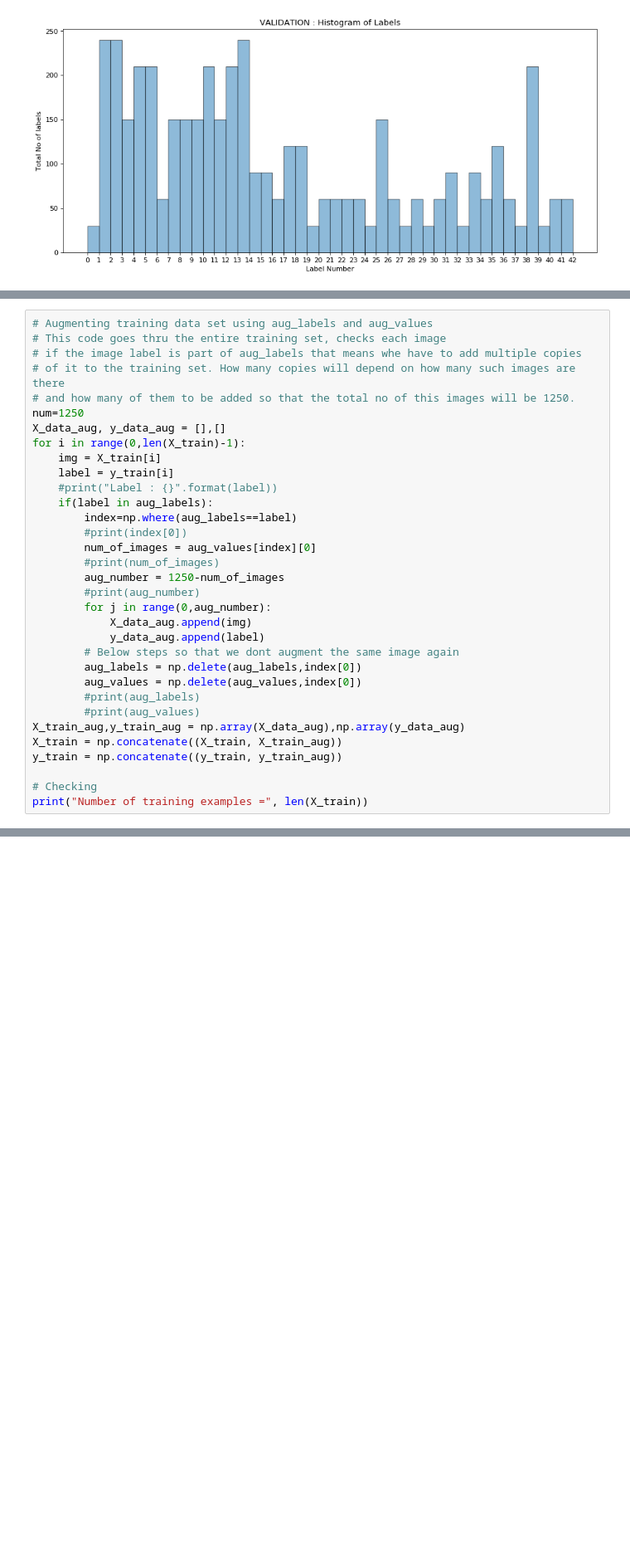
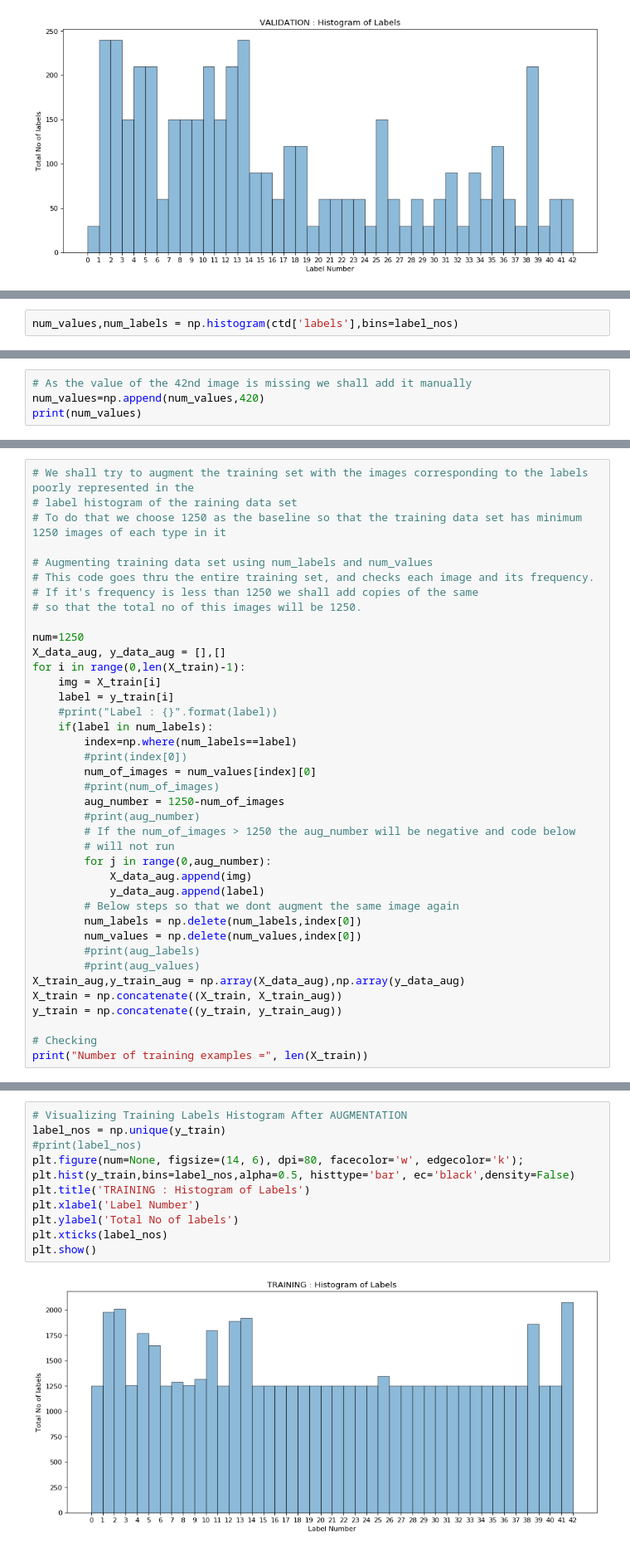
Before and after one commit to himakiran/CarND-Traffic-Sign-Classifier-Project, a Jupyter notebook: Traffic_Sign_Classifier.ipynb, the cells around one changed output, grey strips where cells are left out. Shown at 83% size. Cells and saved outputs as stored; diff of their text form; blank space fills up the shorter version.

```diff
--- a/Traffic_Sign_Classifier.ipynb
+++ b/Traffic_Sign_Classifier.ipynb
@@ -214,0 +168,2 @@ Speed limit (30km/h) , Speed limit (50km/h) , Yield, Stop, Keep right
+# %%
+num_values,num_labels = np.histogram(ctd['labels'],bins=label_nos)
@@ -214,0 +185,4 @@ Speed limit (30km/h) , Speed limit (50km/h) , Yield, Stop, Keep right
+# %%
+# As the value of the 42nd image is missing we shall add it manually
+num_values=np.append(num_values,420)
+print(num_values)
@@ -325,28 +257,34 @@ def random_transform(img) :
 # %%
-# Augmenting training data set using aug_labels and aug_values
-# This code goes thru the entire training set, checks each image
-# if the image label is part of aug_labels that means whe have to add multiple copies
-# of it to the training set. How many copies will depend on how many such images are there
-# and how many of them to be added so that the total no of this images will be 1250.
+# We shall try to augment the training set with the images corresponding to the labels poorly represented in the
+# label histogram of the raining data set
+# To do that we choose 1250 as the baseline so that the training data set has minimum 1250 images of each type in it
+
+# Augmenting training data set using num_labels and num_values
+# This code goes thru the entire training set, and checks each image and its frequency.
+# If it's frequency is less than 1250 we shall add copies of the same
+# so that the total no of this images will be 1250.
+
 num=1250
 X_data_aug, y_data_aug = [],[]
 for i in range(0,len(X_train)-1):
     img = X_train[i]
     label = y_train[i]
     #print("Label : {}".format(label))
-    if(label in aug_labels):
-        index=np.where(aug_labels==label)
+    if(label in num_labels):
+        index=np.where(num_labels==label)
         #print(index[0])
-        num_of_images = aug_values[index][0]
+        num_of_images = num_values[index][0]
         #print(num_of_images)
         aug_number = 1250-num_of_images
         #print(aug_number)
+        # If the num_of_images > 1250 the aug_number will be negative and code below
+        # will not run
         for j in range(0,aug_number):
             X_data_aug.append(img)
             y_data_aug.append(label)
         # Below steps so that we dont augment the same image again
-        aug_labels = np.delete(aug_labels,index[0])
-        aug_values = np.delete(aug_values,index[0])
+        num_labels = np.delete(num_labels,index[0])
+        num_values = np.delete(num_values,index[0])
         #print(aug_labels)
         #print(aug_values)
 X_train_aug,y_train_aug = np.array(X_data_aug),np.array(y_data_aug)
@@ -359,0 +298,13 @@ Number of training examples = 57610
+# %%
+# Visualizing Training Labels Histogram After AUGMENTATION
+label_nos = np.unique(y_train)
+#print(label_nos)
+plt.figure(num=None, figsize=(14, 6), dpi=80, facecolor='w', edgecolor='k');
+plt.hist(y_train,bins=label_nos,alpha=0.5, histtype='bar', ec='black',density=False)
+plt.title('TRAINING : Histogram of Labels')
+plt.xlabel('Label Number')
+plt.ylabel('Total No of labels')
+plt.xticks(label_nos)
+plt.show()
+# %% [output]
+[figure, added]
```
Also changed, not shown: parts of 52 cells of this notebook.
